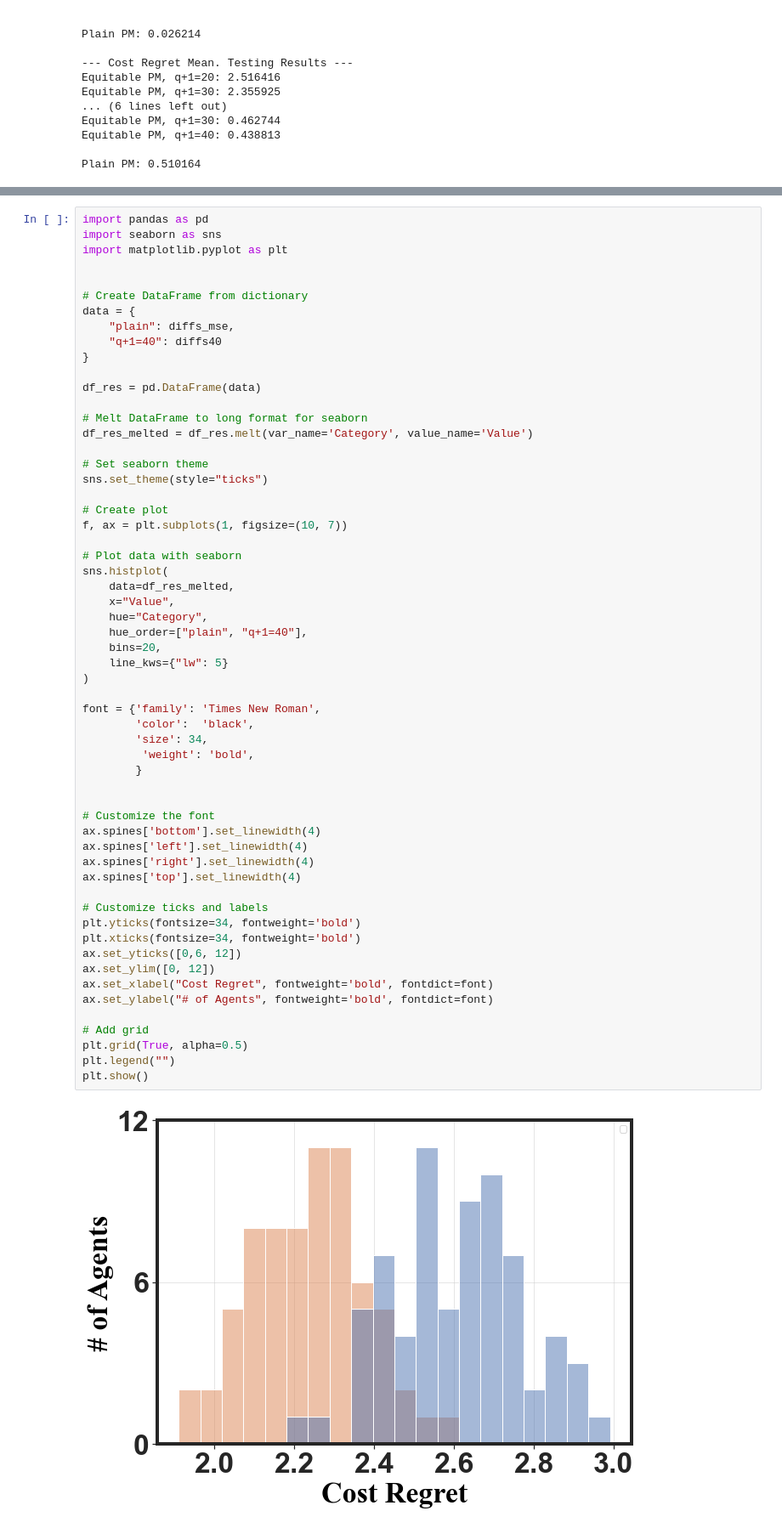
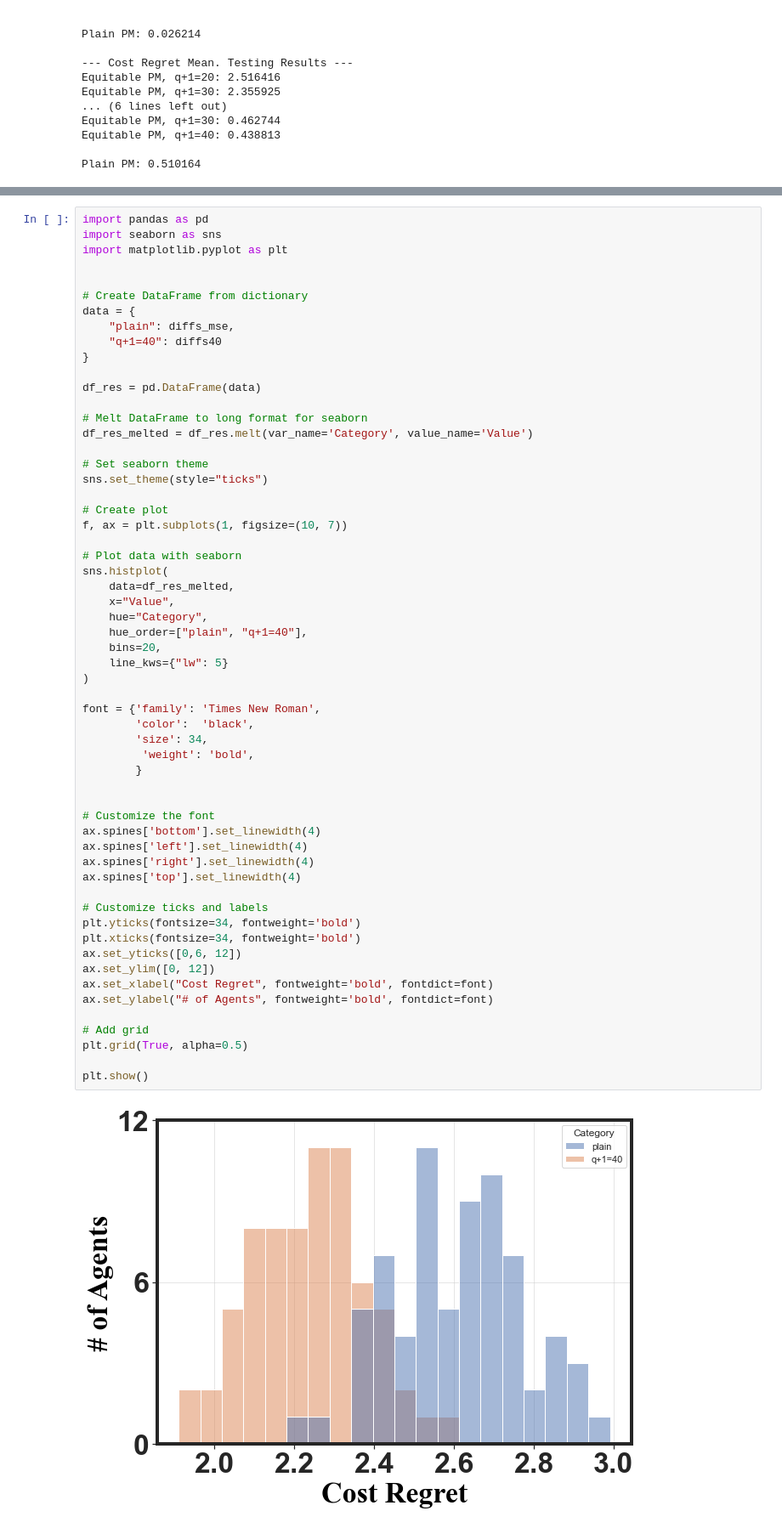
Before and after one commit to Ren-Research/Socially-Equitable-Public-Models, a Jupyter notebook: results/ev/plots.ipynb, the cells around one changed output, grey strips where cells are left out. Shown at 85% size. Cells and saved outputs as stored; diff of their text form.

```diff
--- a/results/ev/plots.ipynb
+++ b/results/ev/plots.ipynb
@@ -131,35 +131,35 @@ sns.histplot(
     hue_order=["plain", "q+1=40"],
     bins=20,
     line_kws={"lw": 5}
 )
 
 font = {'family': 'Times New Roman',
         'color':  'black',
         'size': 34,
          'weight': 'bold',
         }
 
 
 # Customize the font
 ax.spines['bottom'].set_linewidth(4)
 ax.spines['left'].set_linewidth(4)
 ax.spines['right'].set_linewidth(4)
 ax.spines['top'].set_linewidth(4)
 
 # Customize ticks and labels
 plt.yticks(fontsize=34, fontweight='bold')
 plt.xticks(fontsize=34, fontweight='bold')
 ax.set_yticks([0,6, 12])
 ax.set_ylim([0, 12])
 ax.set_xlabel("Cost Regret", fontweight='bold', fontdict=font)
 ax.set_ylabel("# of Agents", fontweight='bold', fontdict=font)
 
 # Add grid
 plt.grid(True, alpha=0.5)
-plt.legend("")
+
 plt.show()
 # %% [output]
-[figure, old version]
+[figure, new version]
 # %%
 # different dist
 import numpy as np
```
Also changed, not shown: parts of 1 cell of this notebook, 1 other file.
